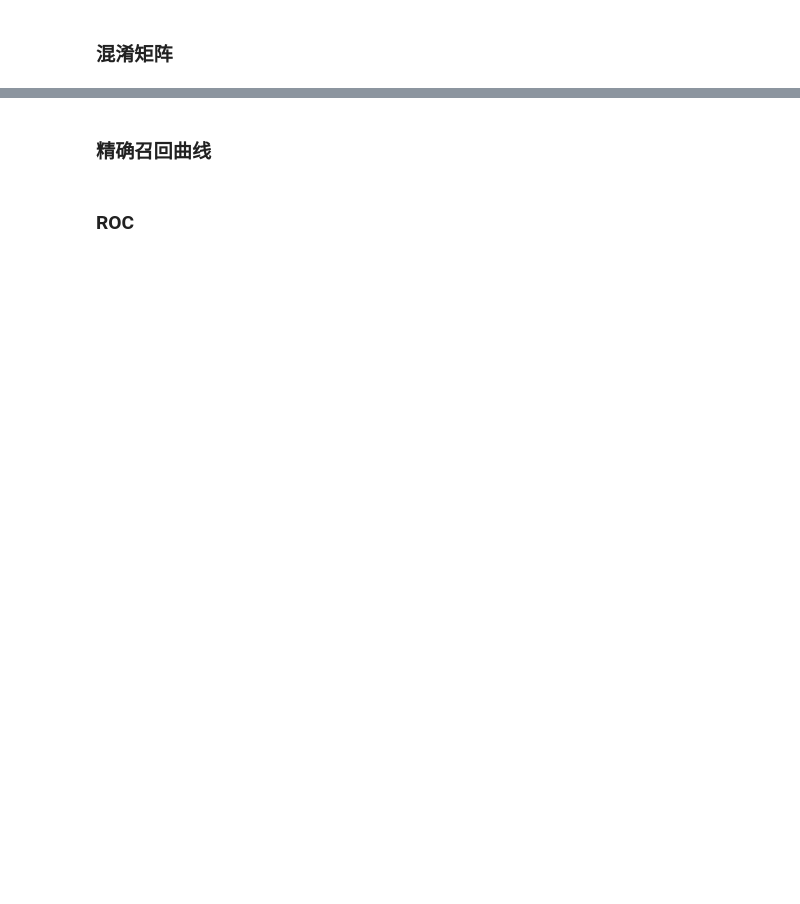
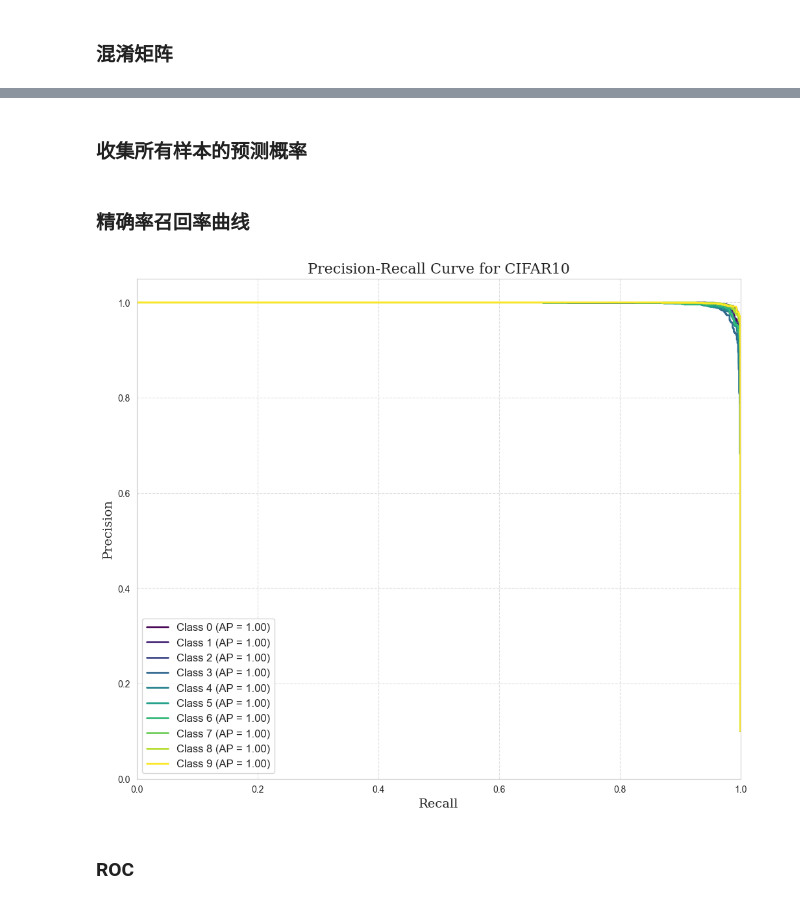
Before and after one commit to Echo-Nie/EchoMLGuide, a Jupyter notebook: CourseHomeWork/work5-CIFAR10.ipynb, the cells around one changed output, grey strips where cells are left out. Cells and saved outputs as stored; diff of their text form; code cells hidden in the pictures; blank space fills up the shorter version.

```diff
--- a/CourseHomeWork/work5-CIFAR10.ipynb
+++ b/CourseHomeWork/work5-CIFAR10.ipynb
@@ -232,3 +235,3 @@ plt.show()
 # %% [markdown]
-### 精确召回曲线
+### 收集所有样本的预测概率
 # %%
@@ -258,3 +255,59 @@ plt.show()
+# %% [markdown]
+### 精确率召回率曲线
+# %%
+from sklearn.metrics import precision_recall_curve, auc
+import matplotlib.pyplot as plt
+import numpy as np
+
+n_classes = 10  # CIFAR10数据集有10个类别
+
+# 初始化字典来存储每个类别的精确度、召回率和平均精确度
+precision = dict()
+recall = dict()
+average_precision = dict()
+
+# 遍历所有类别
+for i in range(n_classes):
+    # 提取第i类的概率作为预测分数，并生成对应的二分类标签
+    precision[i], recall[i], _ = precision_recall_curve(
+        (all_labels == i).astype(int),
+        all_preds[:, i]
+    )
+    average_precision[i] = auc(recall[i], precision[i])
+
+# 设置图形的大小和分辨率
+plt.figure(figsize=(12, 10), dpi=100)
+
+# 设置颜色循环，确保每个类别都有不同的颜色
+colors = plt.cm.viridis(np.linspace(0, 1, n_classes))
+
+for i in range(n_classes):
+    plt.plot(recall[i], precision[i], color=colors[i], lw=2, label=f'Class {i} (AP = {average_precision[i]:.2f})')
+
+# 设置x轴和y轴的标签
+plt.xlabel('Recall', fontsize=14, fontfamily='serif')
+plt.ylabel('Precision', fontsize=14, fontfamily='serif')
+
+# 设置图形标题
+plt.title('Precision-Recall Curve for CIFAR10', fontsize=16, fontfamily='serif')
+
+# 添加图例，使用较大的字体和框架
+plt.legend(loc='best', fontsize=12, frameon=True)
+
+# 设置网格线，增加图表的可读性
+plt.grid(True, linestyle='--', alpha=0.6)
+
+# 设置坐标轴的范围
+plt.xlim([0.0, 1.0])
+plt.ylim([0.0, 1.05])
+
+# 保存图形到文件，如果需要
+plt.savefig('precision_recall_curve.png', bbox_inches='tight')
+
+# 显示图形
+plt.show()
+# %% [output]
+[figure, added]
 # %% [markdown]
 ### ROC
 # %%
```
Also changed, not shown: parts of 9 cells of this notebook, 2 other files.
